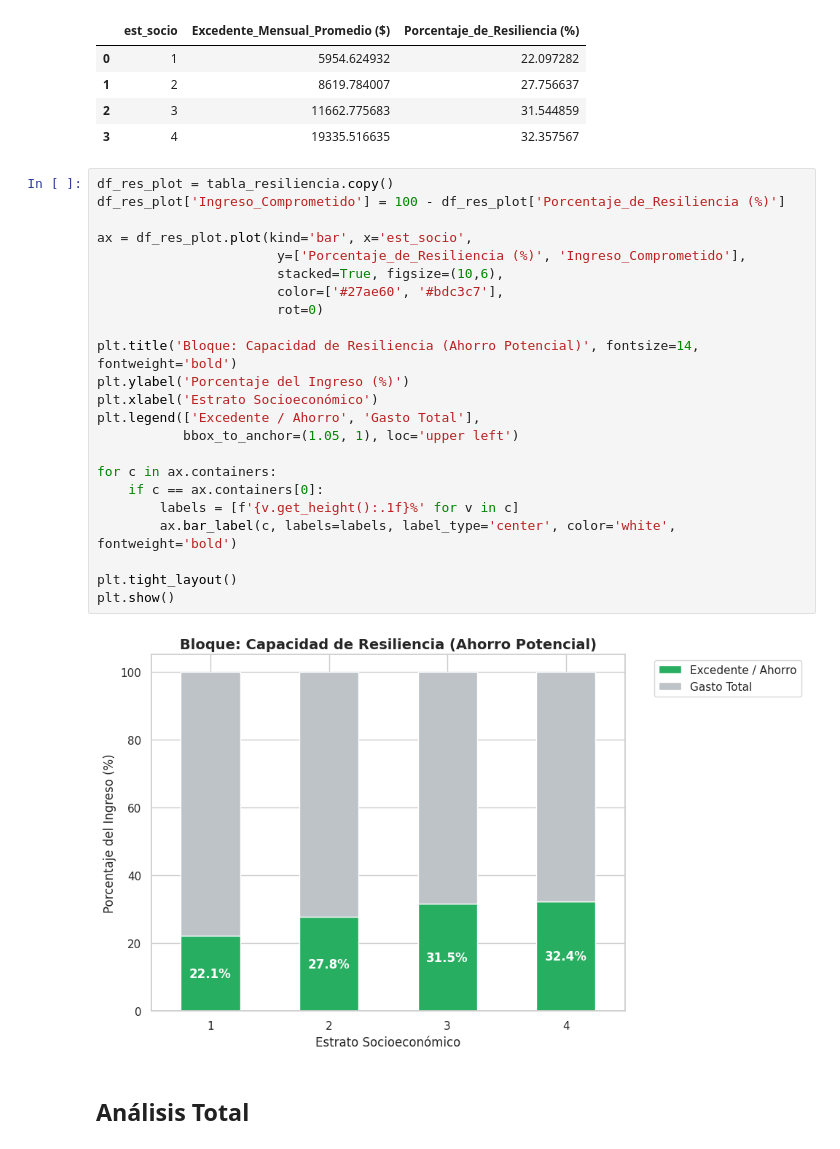
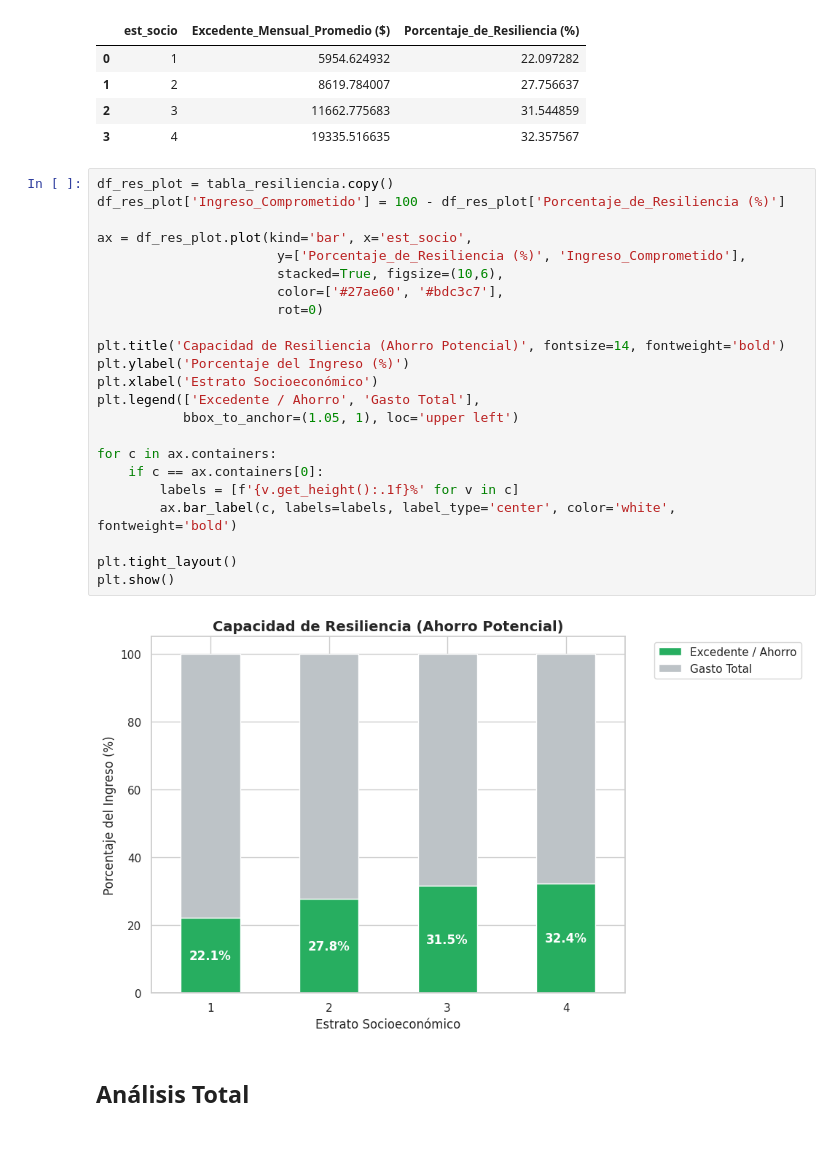
Before and after one commit to SusanaBN30/Tareas, a Jupyter notebook: Proyecto.ipynb, the cells around one changed output. Cells and saved outputs as stored; diff of their text form.

```diff
--- a/Proyecto.ipynb
+++ b/Proyecto.ipynb
@@ -379,28 +379,28 @@ TABLA: BLOQUE DE RESILIENCIA (EXCEDENTE Y AHORRO)
 # %%
 df_res_plot = tabla_resiliencia.copy()
 df_res_plot['Ingreso_Comprometido'] = 100 - df_res_plot['Porcentaje_de_Resiliencia (%)']
 
 ax = df_res_plot.plot(kind='bar', x='est_socio',
                        y=['Porcentaje_de_Resiliencia (%)', 'Ingreso_Comprometido'],
                        stacked=True, figsize=(10,6),
                        color=['#27ae60', '#bdc3c7'],
                        rot=0)
 
-plt.title('Bloque: Capacidad de Resiliencia (Ahorro Potencial)', fontsize=14, fontweight='bold')
+plt.title('Capacidad de Resiliencia (Ahorro Potencial)', fontsize=14, fontweight='bold')
 plt.ylabel('Porcentaje del Ingreso (%)')
 plt.xlabel('Estrato Socioeconómico')
 plt.legend(['Excedente / Ahorro', 'Gasto Total'],
            bbox_to_anchor=(1.05, 1), loc='upper left')
 
 for c in ax.containers:
     if c == ax.containers[0]:
         labels = [f'{v.get_height():.1f}%' for v in c]
         ax.bar_label(c, labels=labels, label_type='center', color='white', fontweight='bold')
 
 plt.tight_layout()
 plt.show()
 # %% [output]
-[figure, old version]
+[figure, new version]
 # %% [markdown]
 ## Análisis Total
 # %%
```
Also changed, not shown: parts of 4 cells of this notebook.
